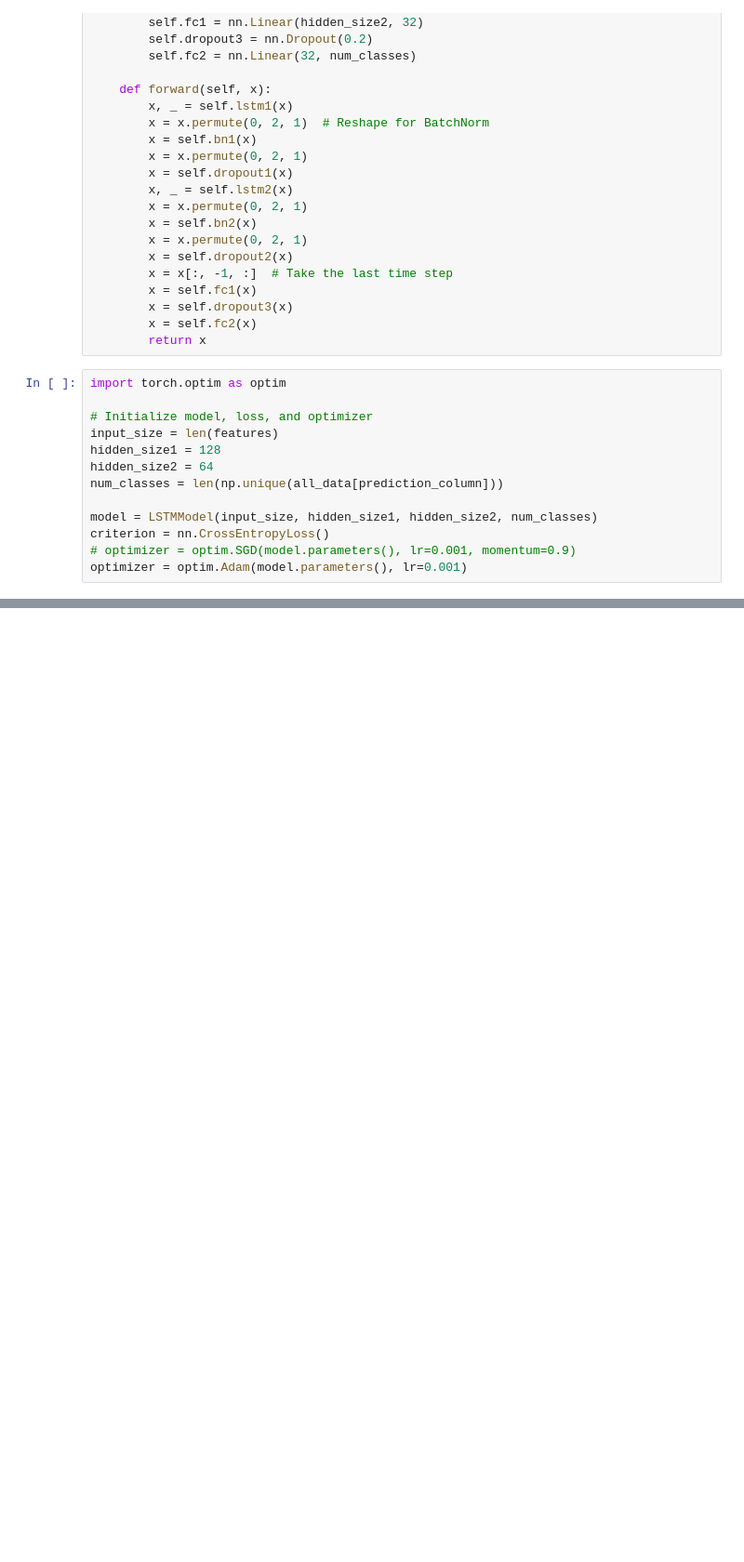
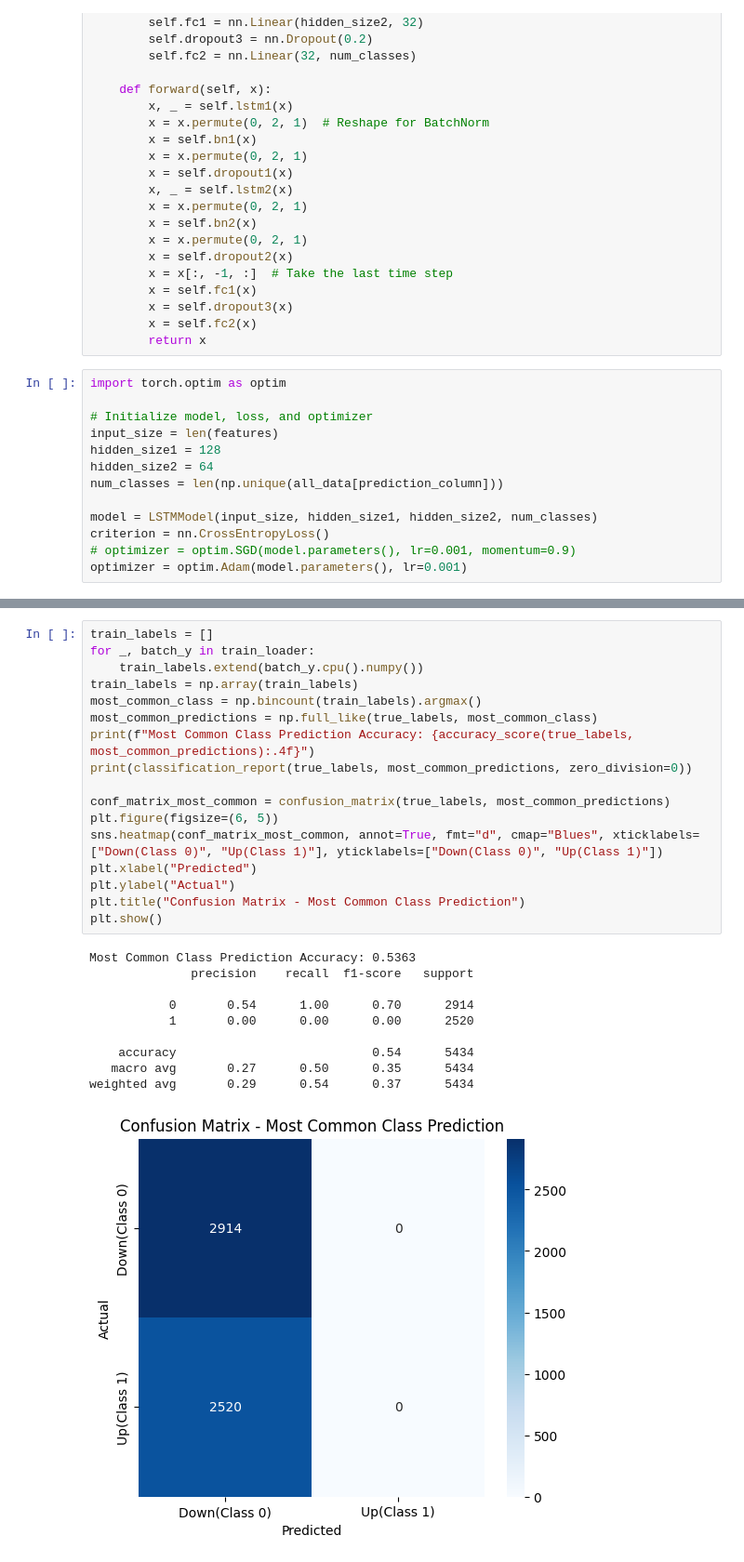
Before and after one commit to LiaoLaurent/Stock-Prediction-Deep-Learning, a Jupyter notebook: main.ipynb, the cells around one changed output, grey strips where cells are left out. Shown at 93% size. Drawn from its saved outputs; the diff is of its cells as text; blank space fills up the shorter version.

```diff
--- a/main.ipynb
+++ b/main.ipynb
@@ -254,0 +293,28 @@ weighted avg       0.57      0.58      0.55     12137
+# %%
+train_labels = []
+for _, batch_y in train_loader:
+    train_labels.extend(batch_y.cpu().numpy())
+train_labels = np.array(train_labels)
+most_common_class = np.bincount(train_labels).argmax()
+most_common_predictions = np.full_like(true_labels, most_common_class)
+print(f"Most Common Class Prediction Accuracy: {accuracy_score(true_labels, most_common_predictions):.4f}")
+print(classification_report(true_labels, most_common_predictions, zero_division=0))
+
+conf_matrix_most_common = confusion_matrix(true_labels, most_common_predictions)
+plt.figure(figsize=(6, 5))
+sns.heatmap(conf_matrix_most_common, annot=True, fmt="d", cmap="Blues", xticklabels=["Down(Class 0)", "Up(Class 1)"], yticklabels=["Down(Class 0)", "Up(Class 1)"])
+plt.xlabel("Predicted")
+plt.ylabel("Actual")
+plt.title("Confusion Matrix - Most Common Class Prediction")
+plt.show()
+# %% [output]
+Most Common Class Prediction Accuracy: 0.5363
+              precision    recall  f1-score   support
+
+           0       0.54      1.00      0.70      2914
+           1       0.00      0.00      0.00      2520
+
+    accuracy                           0.54      5434
+   macro avg       0.27      0.50      0.35      5434
+weighted avg       0.29      0.54      0.37      5434
+[figure, added]
```
Also changed, not shown: parts of 7 cells of this notebook, 3 other files.
